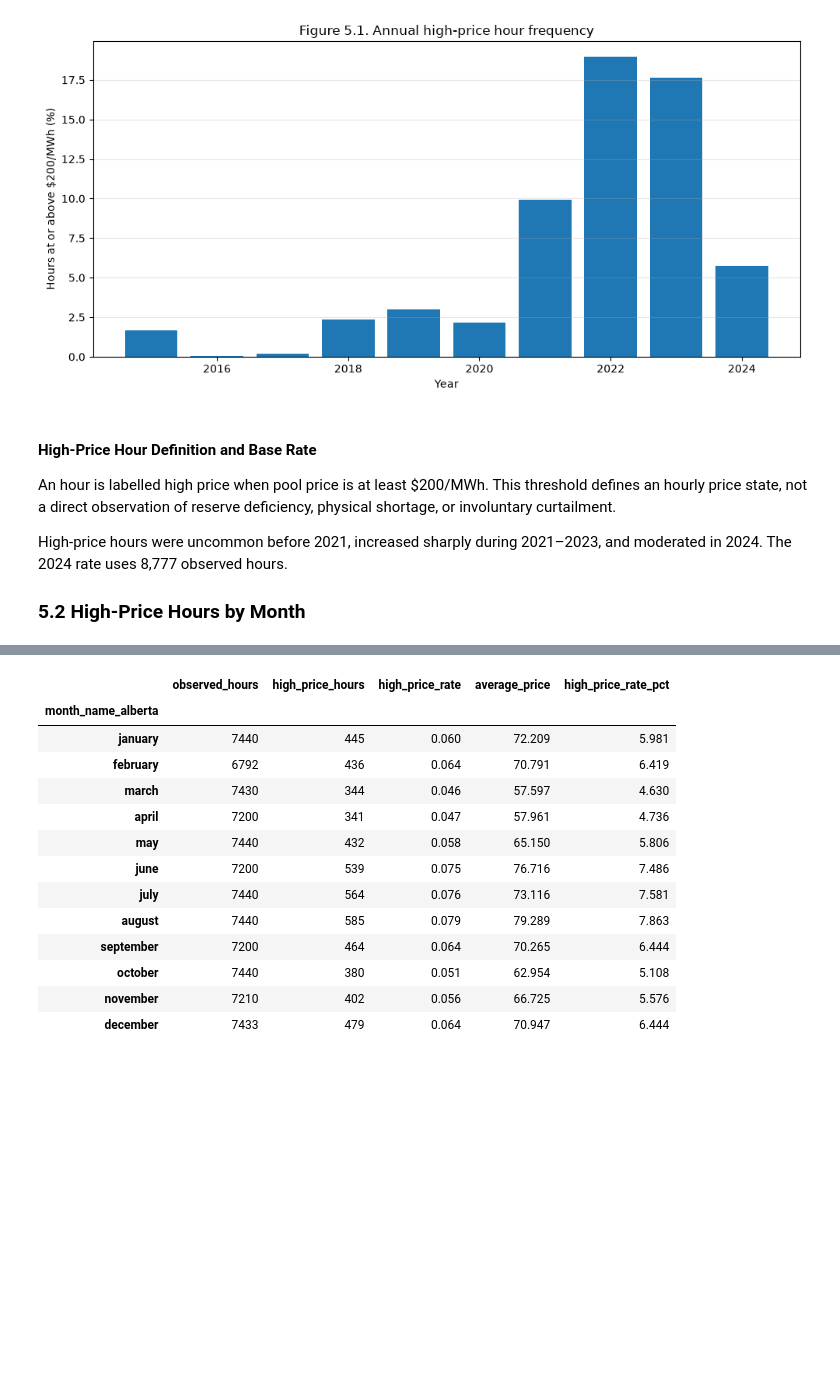
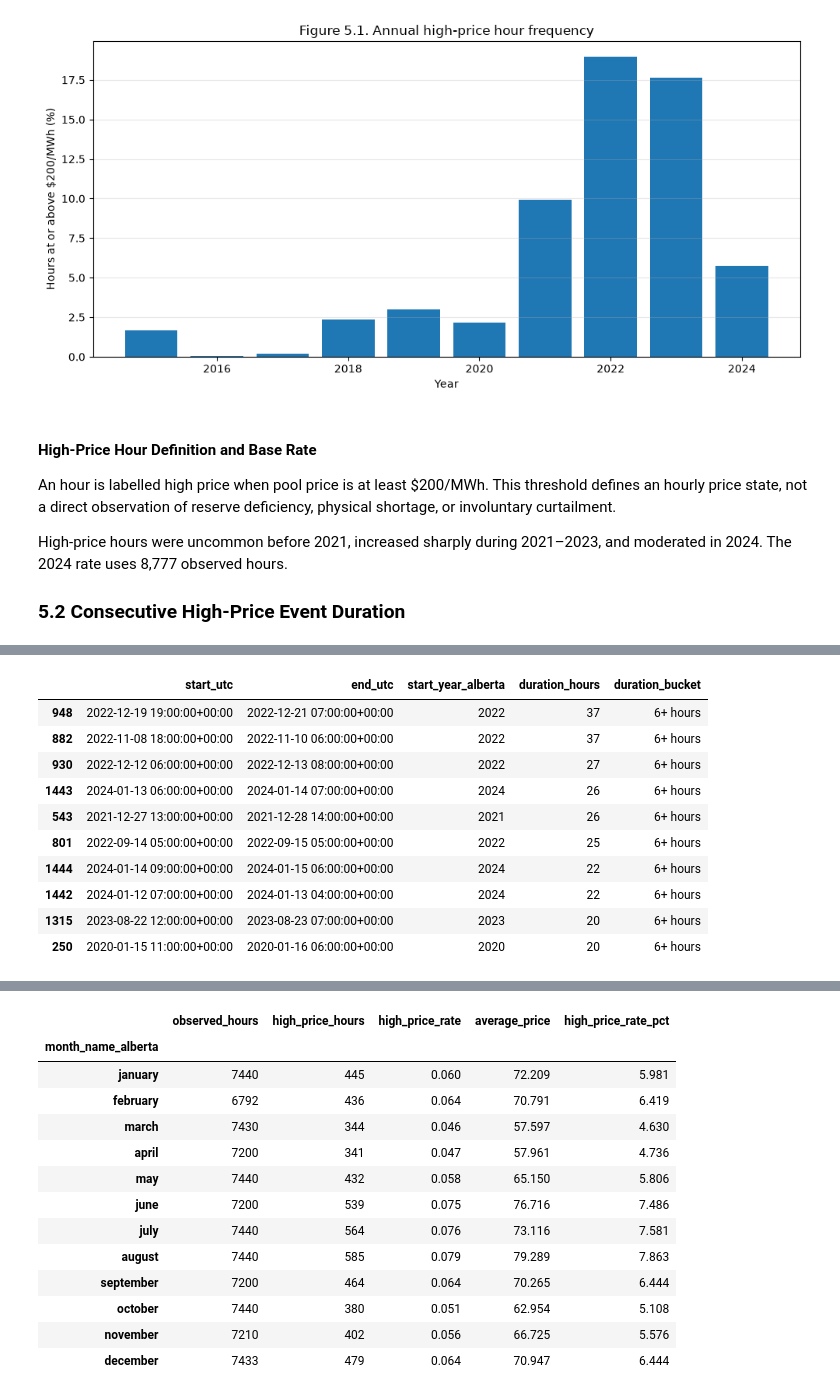
Before and after one commit to bhasein/alberta_power_markets_project, a Jupyter notebook: notebooks/01_Understanding_the_Alberta_Electricity_Market.ipynb, the cells around one changed output, grey strips where cells are left out. Drawn from its saved outputs; the diff is of its cells as text; code cells hidden in the pictures; blank space fills up the shorter version.

```diff
--- a/notebooks/01_Understanding_the_Alberta_Electricity_Market.ipynb
+++ b/notebooks/01_Understanding_the_Alberta_Electricity_Market.ipynb
@@ -1933,4 +1989,68 @@ An hour is labelled high price when pool price is at least \$200/MWh. This thres
 
 High-price hours were uncommon before 2021, increased sharply during 2021–2023, and moderated in 2024. The 2024 rate uses 8,777 observed hours.
 
-### 5.2 High-Price Hours by Month
+### 5.2 Consecutive High-Price Event Duration
+# %%
+# ---------------------------------------------------------------------
+# Summarize persistence of consecutive high-price events
+# ---------------------------------------------------------------------
+
+high_price_events = (
+    pd.DataFrame({
+        "timestamp_utc": master["timestamp_utc"],
+        "year_alberta": master["year_alberta"],
+        "high_price_event": high_price_event.astype(bool),
+    })
+    .sort_values("timestamp_utc")
+    .reset_index(drop=True)
+)
+
+run_id = high_price_events["high_price_event"].ne(
+    high_price_events["high_price_event"].shift(fill_value=False)
+).cumsum()
+
+high_price_runs = (
+    high_price_events.loc[high_price_events["high_price_event"]]
+    .assign(run_id=run_id[high_price_events["high_price_event"]].to_numpy())
+    .groupby("run_id")
+    .agg(
+        start_utc=("timestamp_utc", "min"),
+        end_utc=("timestamp_utc", "max"),
+        start_year_alberta=("year_alberta", "first"),
+        duration_hours=("timestamp_utc", "size"),
+    )
+    .reset_index(drop=True)
+)
+
+high_price_runs["duration_bucket"] = pd.cut(
+    high_price_runs["duration_hours"],
+    bins=[0, 1, 2, 5, np.inf],
+    labels=["1 hour", "2 hours", "3-5 hours", "6+ hours"],
+    right=True,
+)
+
+event_duration_summary = (
+    high_price_runs
+    .groupby("duration_bucket", observed=False)
+    .agg(
+        event_count=("duration_hours", "size"),
+        high_price_hours=("duration_hours", "sum"),
+        median_duration_hours=("duration_hours", "median"),
+        max_duration_hours=("duration_hours", "max"),
+    )
+)
+
+event_duration_summary["share_of_events_pct"] = (
+    event_duration_summary["event_count"]
+    / event_duration_summary["event_count"].sum()
+    * 100
+)
+
+display(event_duration_summary.round(2))
+
+display(
+    high_price_runs
+    .sort_values("duration_hours", ascending=False)
+    .head(10)
+)
+# %% [output]
@@ -1936,0 +2063,11 @@ High-price hours were uncommon before 2021, increased sharply during 2021–2023
+|  | start_utc | end_utc | start_year_alberta | duration_hours | duration_bucket |
+| 948 | 2022-12-19 19:00:00+00:00 | 2022-12-21 07:00:00+00:00 | 2022 | 37 | 6+ hours |
+| 882 | 2022-11-08 18:00:00+00:00 | 2022-11-10 06:00:00+00:00 | 2022 | 37 | 6+ hours |
+| 930 | 2022-12-12 06:00:00+00:00 | 2022-12-13 08:00:00+00:00 | 2022 | 27 | 6+ hours |
+| 1443 | 2024-01-13 06:00:00+00:00 | 2024-01-14 07:00:00+00:00 | 2024 | 26 | 6+ hours |
+| 543 | 2021-12-27 13:00:00+00:00 | 2021-12-28 14:00:00+00:00 | 2021 | 26 | 6+ hours |
+| 801 | 2022-09-14 05:00:00+00:00 | 2022-09-15 05:00:00+00:00 | 2022 | 25 | 6+ hours |
+| 1444 | 2024-01-14 09:00:00+00:00 | 2024-01-15 06:00:00+00:00 | 2024 | 22 | 6+ hours |
+| 1442 | 2024-01-12 07:00:00+00:00 | 2024-01-13 04:00:00+00:00 | 2024 | 22 | 6+ hours |
+| 1315 | 2023-08-22 12:00:00+00:00 | 2023-08-23 07:00:00+00:00 | 2023 | 20 | 6+ hours |
+| 250 | 2020-01-15 11:00:00+00:00 | 2020-01-16 06:00:00+00:00 | 2020 | 20 | 6+ hours |
```
Also changed, not shown: parts of 18 cells of this notebook.
